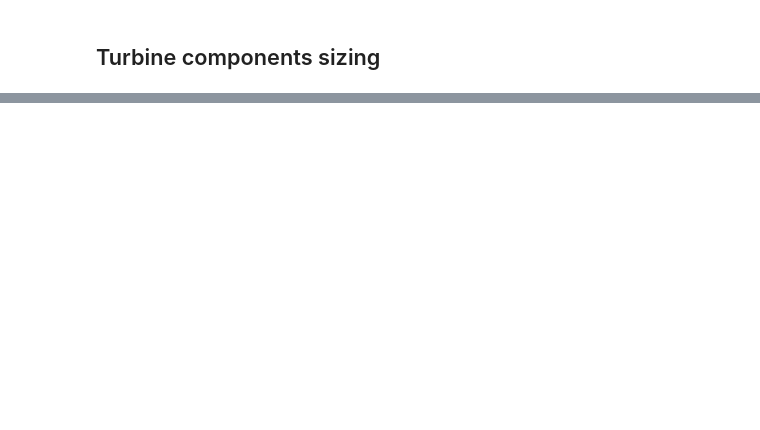
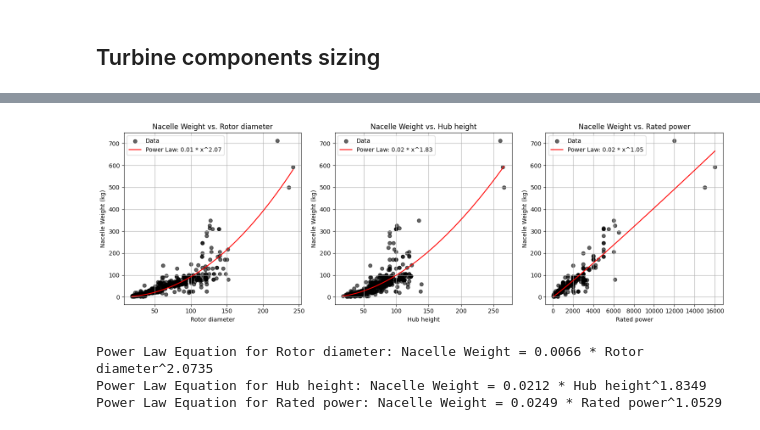
Before and after one commit to JS-NO/premise, a Jupyter notebook: dev/sizing.ipynb, the cells around one changed output, grey strips where cells are left out. Drawn from its saved outputs; the diff is of its cells as text; code cells hidden in the pictures; blank space fills up the shorter version.

```diff
--- a/dev/sizing.ipynb
+++ b/dev/sizing.ipynb
@@ -440,0 +201,76 @@ bolt_masses
+# %%
+import pandas as pd
+import numpy as np
+import matplotlib.pyplot as plt
+from scipy.optimize import curve_fit
+
+# Load the spreadsheet
+file_path = "Turbines_20230629.xlsx"
+xls = pd.ExcelFile(file_path)
+
+# Load the "Turbines" sheet
+df_turbines = pd.read_excel(xls, sheet_name="Turbines")
+
+# Clean and extract relevant columns
+df_turbines = df_turbines.iloc[1:]  # Remove the first row with redundant column headers
+df_turbines = df_turbines[['Rotor diameter', 'Minimum hub height', 'Maximum hub height', 'Rated power', 'Nacelle weight', 'Offshore']].copy()
+
+df_turbines['Rotor diameter'] = pd.to_numeric(df_turbines['Rotor diameter'], errors='coerce')
+df_turbines['Minimum hub height'] = pd.to_numeric(df_turbines['Minimum hub height'], errors='coerce')
+df_turbines['Maximum hub height'] = pd.to_numeric(df_turbines['Maximum hub height'], errors='coerce')
+df_turbines['Rated power'] = pd.to_numeric(df_turbines['Rated power'], errors='coerce')
+df_turbines['Nacelle weight'] = pd.to_numeric(df_turbines['Nacelle weight'], errors='coerce')
+
+# Compute the average hub height
+df_turbines['Hub height'] = (df_turbines['Minimum hub height'] + df_turbines['Maximum hub height']) / 2
+df_turbines.dropna(inplace=True)
+
+# Ensure Offshore column is properly recognized as boolean
+df_turbines['Offshore'] = df_turbines['Offshore'].astype(str).str.strip().str.lower() == 'yes'
+
+# Define power law function
+def power_law(x, a, b):
+    return a * x**b
+
+# Fit models for different predictors
+predictors = ['Rotor diameter', 'Hub height', 'Rated power']
+fit_results = {}
+
+for predictor in predictors:
+    x = df_turbines[predictor].values
+    y = df_turbines['Nacelle weight'].values
+    try:
+        popt, _ = curve_fit(power_law, x, y, maxfev=10000)
+        fit_results[predictor] = popt
+    except Exception as e:
+        fit_results[predictor] = str(e)
+
+# Generate plots
+plt.figure(figsize=(15, 5))
+
+for i, predictor in enumerate(predictors, 1):
+    x = df_turbines[predictor].values
+    y = df_turbines['Nacelle weight'].values
+    x_range = np.linspace(min(x), max(x), 1000)
+    y_fit = power_law(x_range, *fit_results[predictor])
+
+    plt.subplot(1, 3, i)
+    plt.scatter(x, y, label="Data", color="black", alpha=0.6)
+    plt.plot(x_range, y_fit, label=f"Power Law: {fit_results[predictor][0]:.2f} * x^{fit_results[predictor][1]:.2f}", color="red")
+    plt.xlabel(predictor)
+    plt.ylabel("Nacelle Weight (kg)")
+    plt.legend()
+    plt.title(f"Nacelle Weight vs. {predictor}")
+    plt.grid(True)
+
+plt.tight_layout()
+plt.show()
+
+# Display best fit parameters
+for predictor, params in fit_results.items():
+    print(f"Power Law Equation for {predictor}: Nacelle Weight = {params[0]:.4f} * {predictor}^{params[1]:.4f}")
+# %% [output]
+[figure, added]
+Power Law Equation for Rotor diameter: Nacelle Weight = 0.0066 * Rotor diameter^2.0735
+Power Law Equation for Hub height: Nacelle Weight = 0.0212 * Hub height^1.8349
+Power Law Equation for Rated power: Nacelle Weight = 0.0249 * Rated power^1.0529
```
Also changed, not shown: parts of 14 cells of this notebook, 4 other files.
